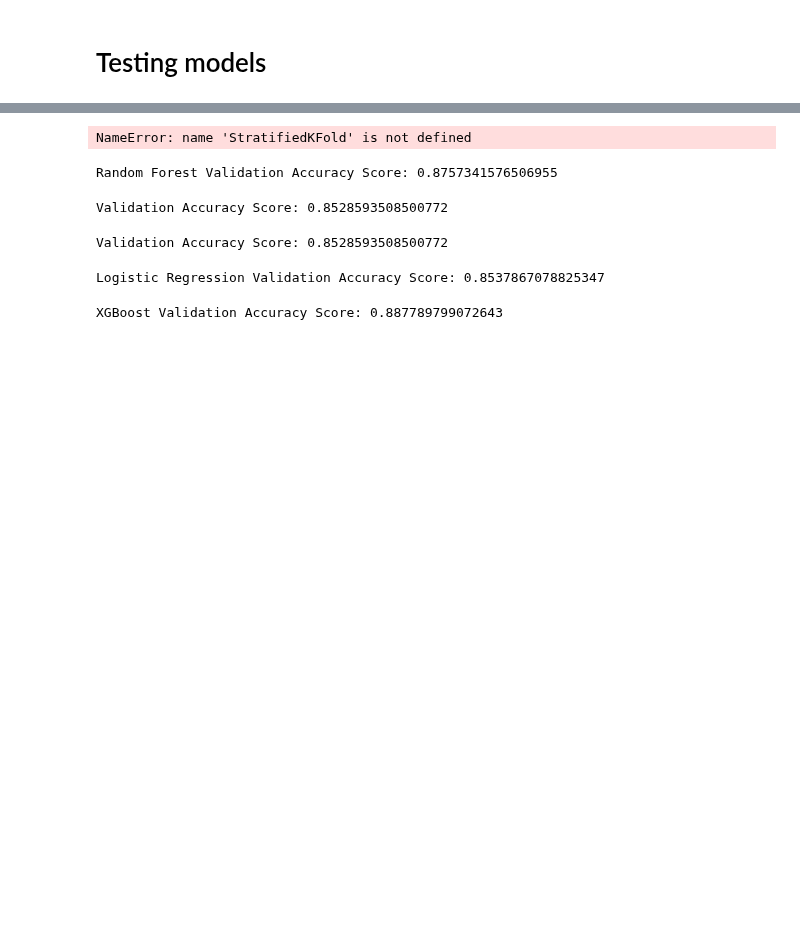
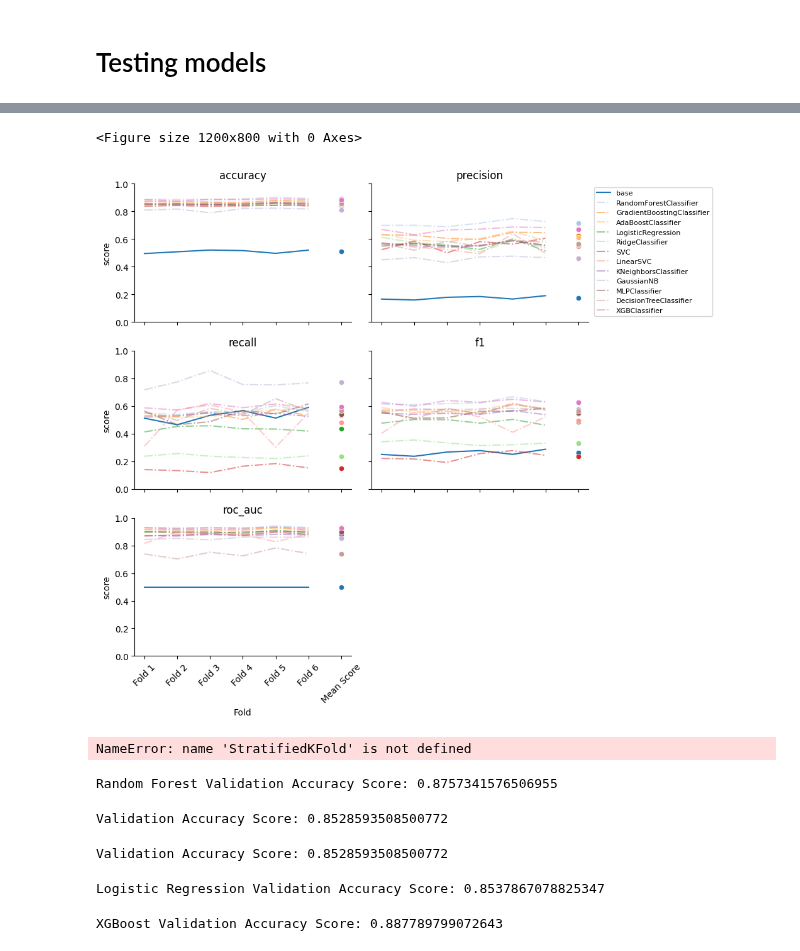
Before and after one commit to Michael-Pytel/Consumer-Loans-Analysis, a Jupyter notebook: notebooks/modeling_validation.ipynb, the cells around one changed output, grey strips where cells are left out. Saved outputs shown, nothing was run; the diff lists cells and outputs as text; code cells hidden in the pictures; blank space fills up the shorter version.

Commit message:
charts

```diff
--- a/notebooks/modeling_validation.ipynb
+++ b/notebooks/modeling_validation.ipynb
@@ -81,15 +95,14 @@ from xgboost import XGBClassifier
 models = [
     RandomForestClassifier(),
     GradientBoostingClassifier(),
-    AdaBoostClassifier(),
-    LogisticRegression(),
+    AdaBoostClassifier(algorithm='SAMME'),
+    LogisticRegression(max_iter=1000, dual=False),
     RidgeClassifier(),
-    SVC(),
-    LinearSVC(),
+    SVC(max_iter=1000),
+    LinearSVC(dual=False, max_iter=1000),
     KNeighborsClassifier(),
     GaussianNB(),
-    MLPClassifier(),
-    DecisionTreeClassifier(),
+    MLPClassifier(max_iter=1000),
     XGBClassifier()
 ]
 
@@ -101,6 +114,4 @@ scoring = {
     'roc_auc': 'roc_auc'
 }
 
-scores = []
-for model in models:
-    scores.append(my_cross_validate(model, X_train, y_train, scoring=scoring))
+scores = my_cross_validate(models, X_train, y_train, scoring=scoring)
@@ -198,3 +118,51 @@ for scoring in scorings:
+# %%
+def plot_scoring(scoring, scores):
+    plt.figure(figsize=(12, 8))
+    sns.set_palette(sns.color_palette("tab20"))
+
+    cv = len(list(scores.values())[0][1][1])
+    rows = int(np.ceil(len(scoring) / 2))
+    cols = 2
+    fig, axes = plt.subplots(rows, cols, figsize=(5 * cols, 3 * rows), sharex=True, sharey=True)
+    axes = axes.flatten()
+
+    for model_name, model_scores in scores.items():
+        for i, (metric_name, metric_scores) in enumerate(model_scores):
+            linestyle='-.'
+            alpha=0.5
+            if model_name == "base":
+                linestyle = "-"
+                alpha=1
+            sns.lineplot(x=range(len(metric_scores)), y=metric_scores, label=f'{model_name}', ax=axes[i], linestyle=linestyle, alpha=alpha)
+
+            sns.scatterplot(x=[len(metric_scores)], y=[np.mean(metric_scores)], ax=axes[i], alpha=alpha)
+
+    for i in range(len(scoring)):
+        for j, (model_name, _) in enumerate(scoring.items()):
+            axes[j].set_title(f"{model_name}")
+
+        axes[i].spines['top'].set_visible(False)
+        axes[i].spines['right'].set_visible(False)
+        axes[i].set_ylim(0, 1)
+        axes[i].get_legend().remove()
+        axes[i].set_xlabel('Fold')
+        axes[i].set_ylabel('score')
+
+        axes[i].set_xticklabels([f'Fold {i+1}' if i < cv else 'Mean Score' for i in range(-1, cv + 1)])
+        axes[i].tick_params(axis='x', rotation=45)
+
+    axes[min(len(scoring) - 1, cols - 1)].legend(fontsize=8, bbox_to_anchor=(1.01, 1), loc='upper left')
+
+    for i in range(rows * cols, len(scoring), -1):
+        axes[i - 1].axis('off')
+
+    plt.tight_layout()
+    plt.show()
+
+plot_scoring(scoring, scores)
+# %% [output]
+<Figure size 1200x800 with 0 Axes>
+[figure, added]
 # %%
 # Initialize stratified k-fold
 kf = StratifiedKFold(n_splits=5, random_state=1, shuffle=True)
```
Also changed, not shown: parts of 3 cells of this notebook.
